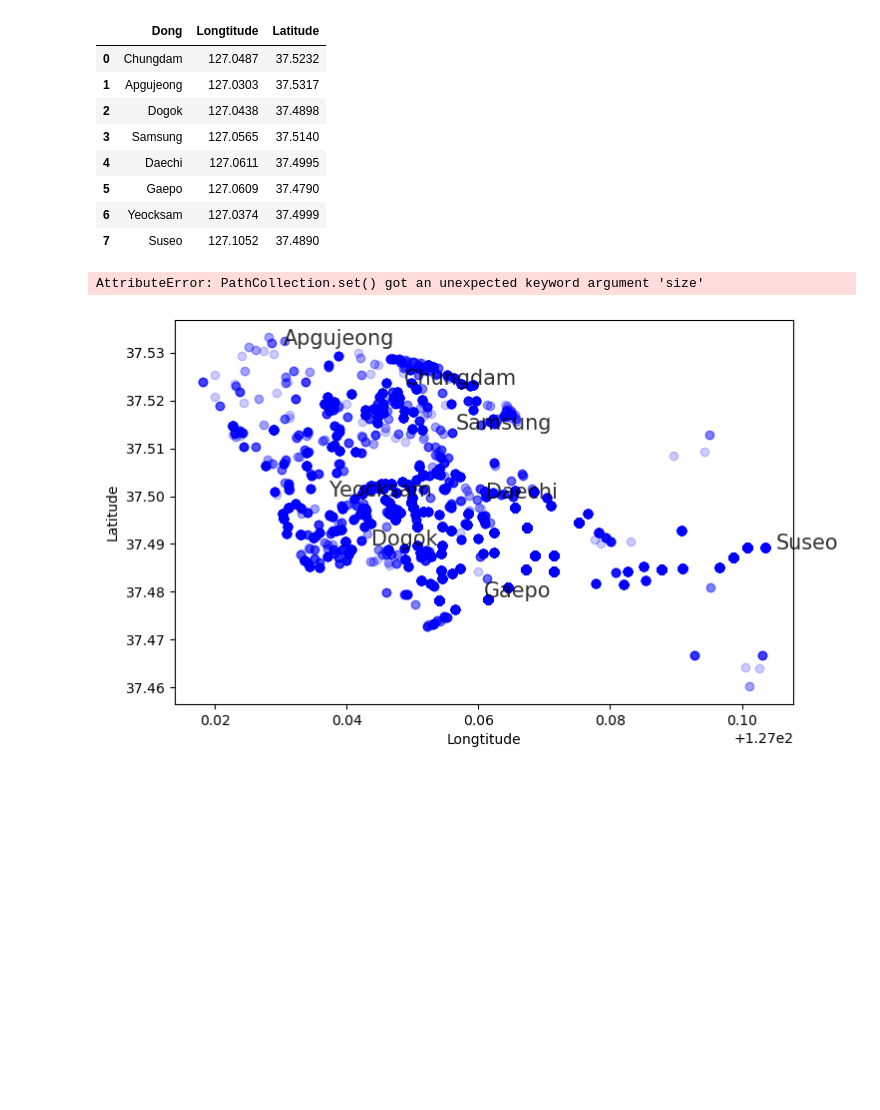
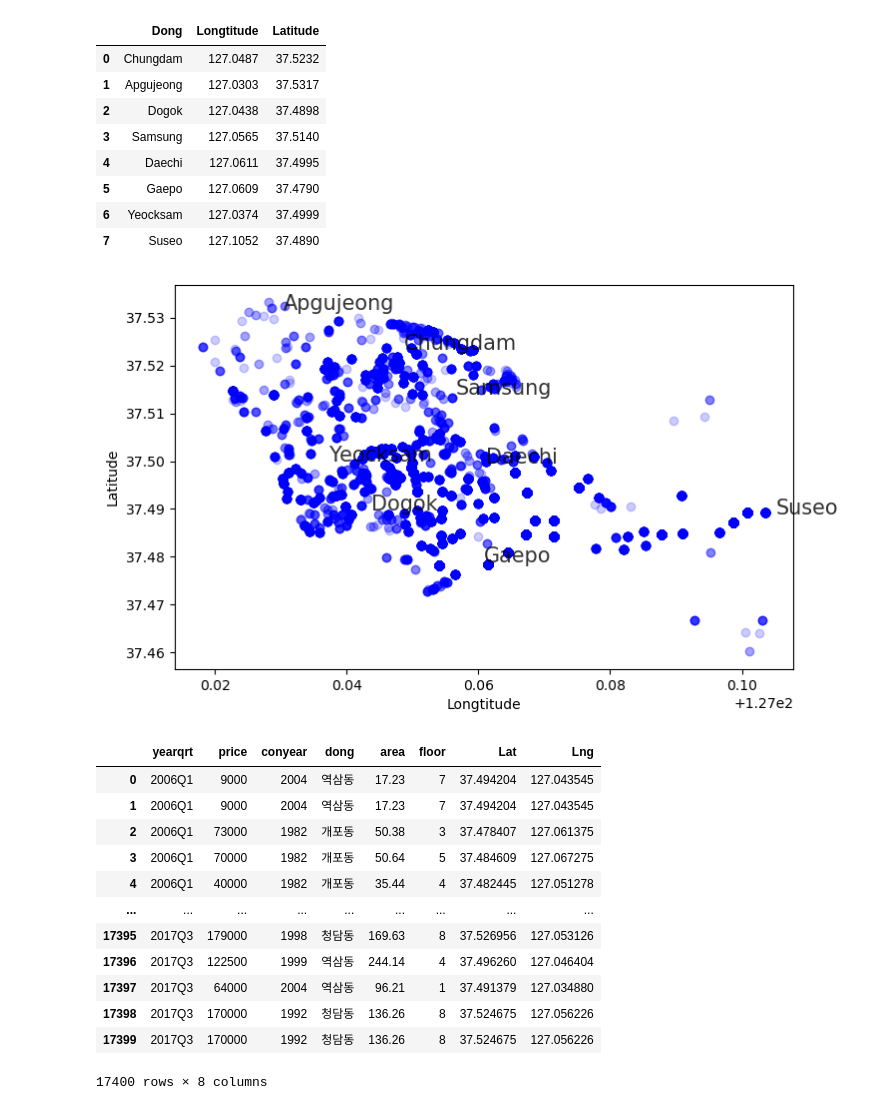
Before and after one commit to KimkyoungJins/IntroAI, a Jupyter notebook: chapter 3.ipynb, the cells around one changed output. Saved outputs shown, nothing was run; the diff lists cells and outputs as text; code cells hidden in the pictures; blank space fills up the shorter version.

```diff
--- a/chapter 3.ipynb
+++ b/chapter 3.ipynb
@@ -179,9 +179,28 @@ for i in range(8):
              alpha = 0.8
             )
 
-plt.scatter(data1['Longtitude(경도)'], data1['Latitude(위도)'], edgecolors = 'black', color = 'None', size = 2500, alpha = 0.7)
+# plt.scatter(data1['Longtitude(경도)'], data1['Latitude(위도)'], edgecolors = 'gray', color = 'None', s = 2500, alpha = 0.3)
 
 plt.show()
 # %% [output]
-AttributeError: PathCollection.set() got an unexpected keyword argument 'size'
 [figure]
+# %%
+data2 = data1.copy()
+
+data2.columns = ['yearqrt', 'price', 'conyear', 'dong', 'area', 'floor', 'Lat', 'Lng']
+# 3. 결과 출력
+data2
+# %% [output]
+|  | yearqrt | price | conyear | dong | area | floor | Lat | Lng |
+| 0 | 2006Q1 | 9000 | 2004 | 역삼동 | 17.23 | 7 | 37.494204 | 127.043545 |
+| 1 | 2006Q1 | 9000 | 2004 | 역삼동 | 17.23 | 7 | 37.494204 | 127.043545 |
+| 2 | 2006Q1 | 73000 | 1982 | 개포동 | 50.38 | 3 | 37.478407 | 127.061375 |
+| 3 | 2006Q1 | 70000 | 1982 | 개포동 | 50.64 | 5 | 37.484609 | 127.067275 |
+| 4 | 2006Q1 | 40000 | 1982 | 개포동 | 35.44 | 4 | 37.482445 | 127.051278 |
+| ... | ... | ... | ... | ... | ... | ... | ... | ... |
+| 17395 | 2017Q3 | 179000 | 1998 | 청담동 | 169.63 | 8 | 37.526956 | 127.053126 |
+| 17396 | 2017Q3 | 122500 | 1999 | 역삼동 | 244.14 | 4 | 37.496260 | 127.046404 |
+| 17397 | 2017Q3 | 64000 | 2004 | 역삼동 | 96.21 | 1 | 37.491379 | 127.034880 |
+| 17398 | 2017Q3 | 170000 | 1992 | 청담동 | 136.26 | 8 | 37.524675 | 127.056226 |
+| 17399 | 2017Q3 | 170000 | 1992 | 청담동 | 136.26 | 8 | 37.524675 | 127.056226 |
+17400 rows × 8 columns
```
